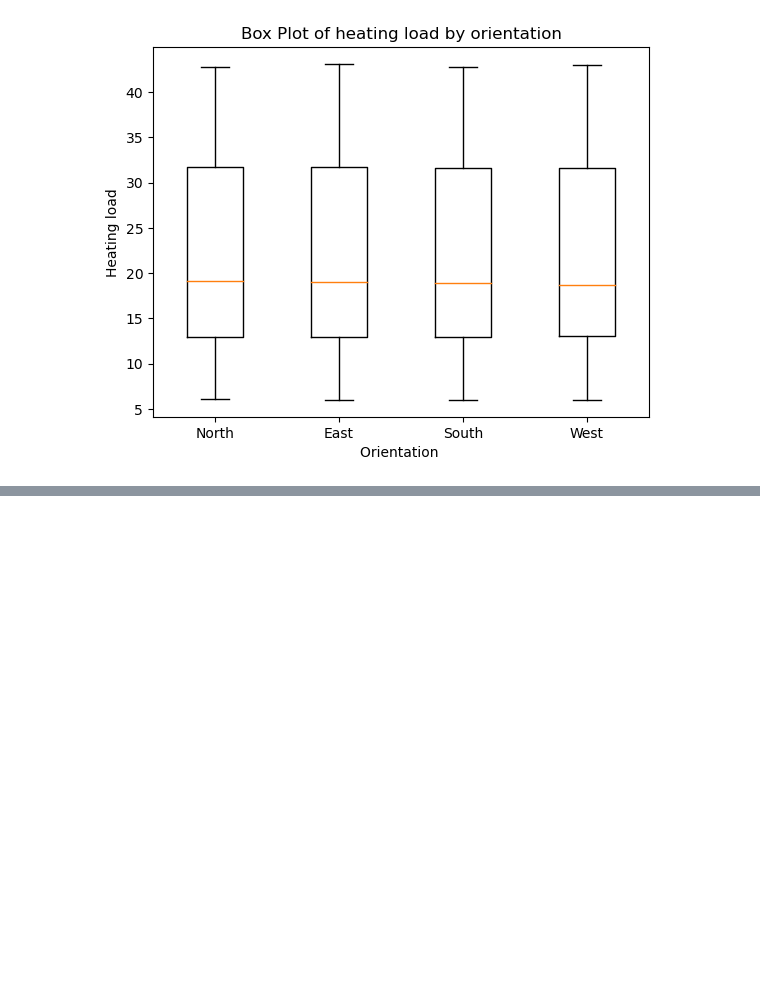
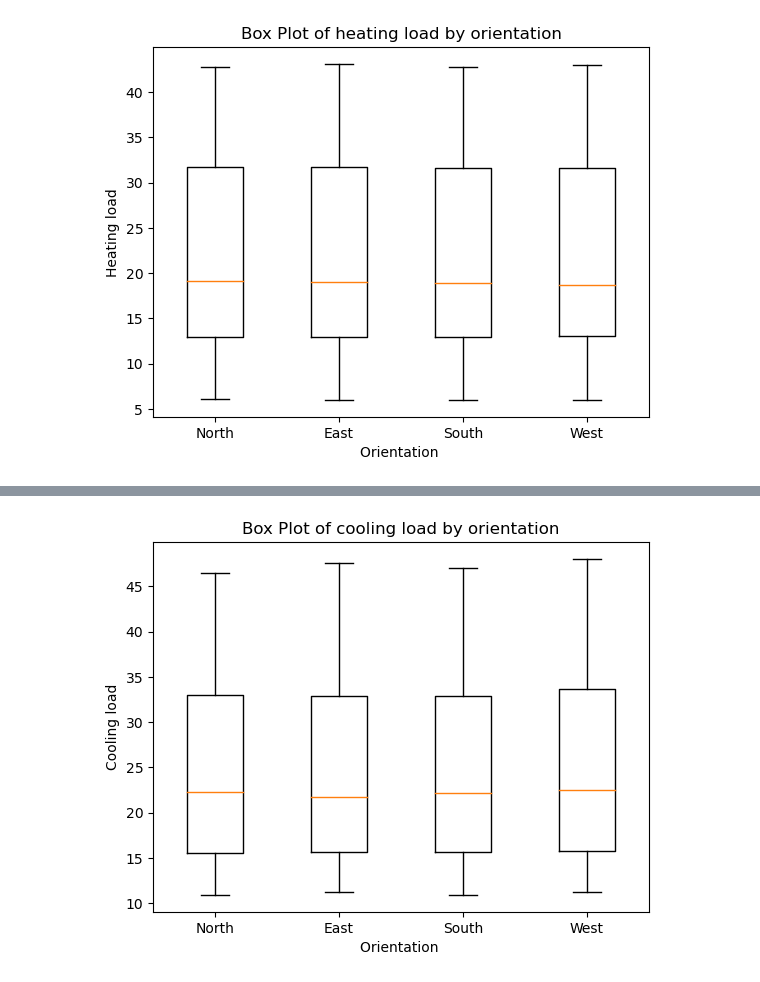
Before and after one commit to caffeinated01/VJCxTP-Hackathon, a Jupyter notebook: data visualisation.ipynb, the cells around one changed output, grey strips where cells are left out. Cells and saved outputs as stored; diff of their text form; code cells hidden in the pictures; blank space fills up the shorter version.

```diff
--- a/data visualisation.ipynb
+++ b/data visualisation.ipynb
@@ -117,0 +127,9 @@ plt.show()
+# %%
+plt.boxplot([df[df['Orientation'] == 'North']['CoolingLoad'], df[df['Orientation'] == 'East']['CoolingLoad'], df[df['Orientation'] == 'South']['CoolingLoad'], df[df['Orientation'] == 'West']['CoolingLoad']])
+plt.xticks([1,2,3,4],['North','East','South','West'])
+plt.title('Box Plot of cooling load by orientation')
+plt.xlabel('Orientation ')
+plt.ylabel('Cooling load')
+plt.show()
+# %% [output]
+[figure, added]
```
Also changed, not shown: parts of 1 cell of this notebook, 5 other files.
